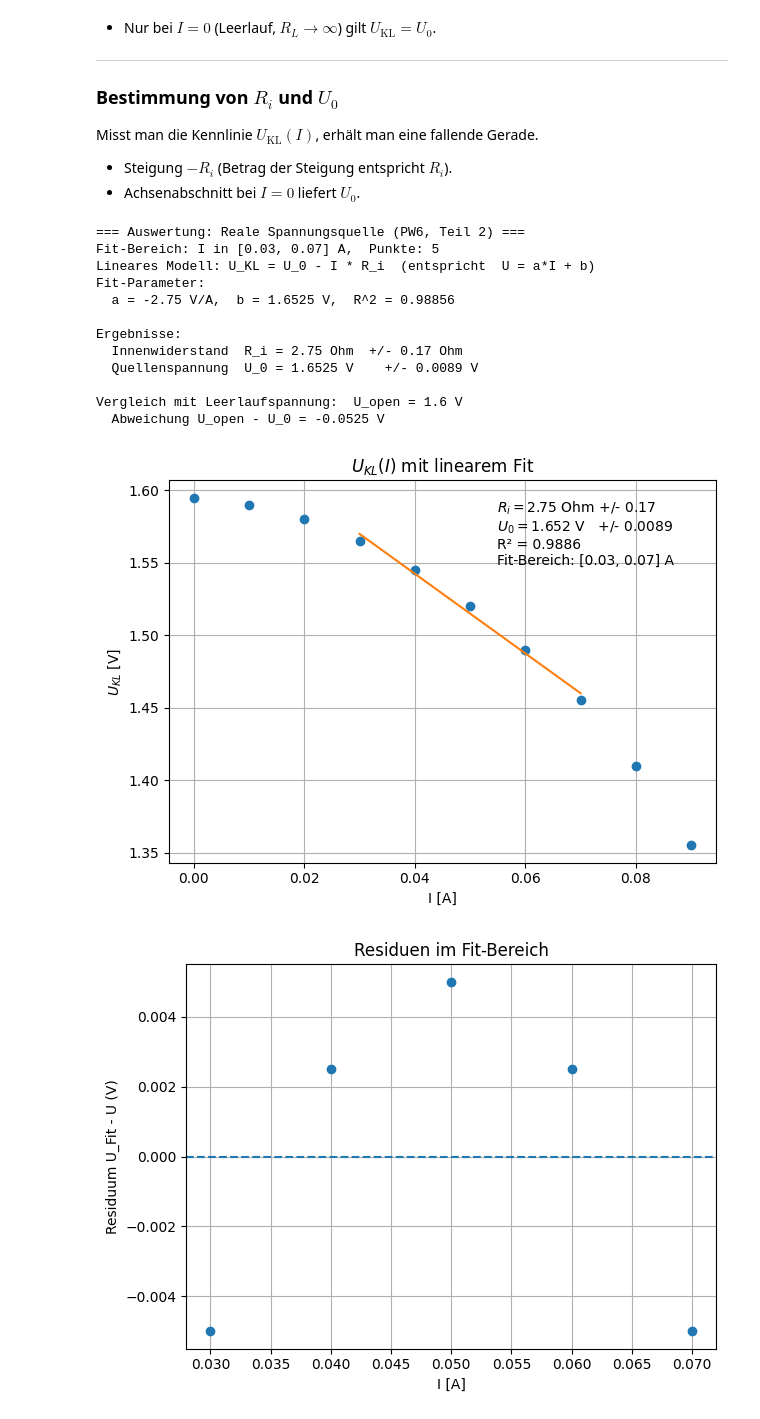
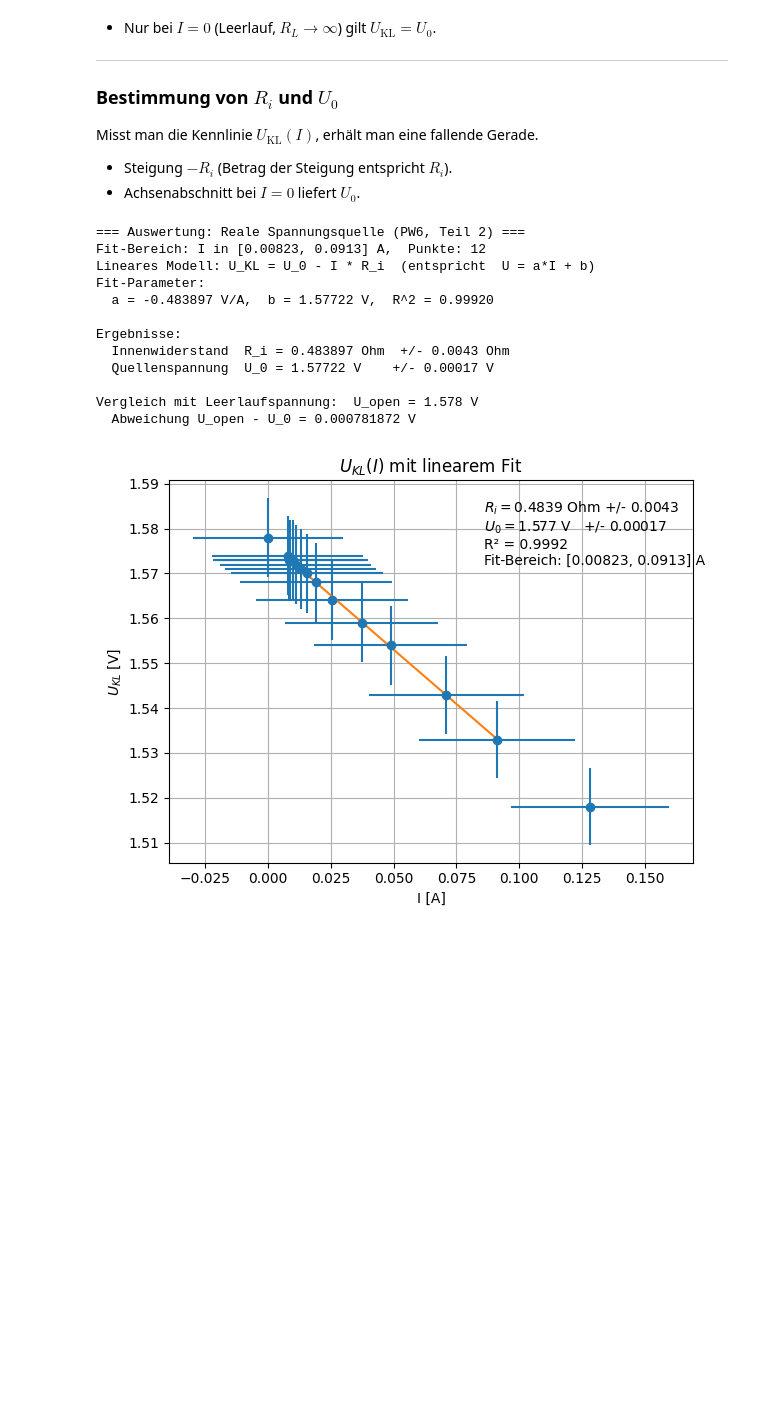
Before and after one commit to olegoniy/Lab, a Jupyter notebook: Lab6/Di01-PW6.ipynb, the cells around one changed output. Saved outputs shown, nothing was run; the diff lists cells and outputs as text; code cells hidden in the pictures; blank space fills up the shorter version.

```diff
--- a/Lab6/Di01-PW6.ipynb
+++ b/Lab6/Di01-PW6.ipynb
@@ -522,20 +527,25 @@ from typing import Optional
 DATA: List[Tuple[float, float]] = [
     # Beispielwerte; bitte durch eigene Messreihe ersetzen
     # (I_A, U_KL_V)
-    (0.00, 1.595),
-    (0.010, 1.590),
-    (0.020, 1.580),
-    (0.030, 1.565),
-    (0.040, 1.545),
-    (0.050, 1.520),
-    (0.060, 1.490),
-    (0.070, 1.455),
-    (0.080, 1.410),
-    (0.090, 1.355),
+    (0.00, 1.578),
+    (0.0078, 1.574), #200
+    (0.00823, 1.573), #190
+    (0.00867, 1.573), #180
+    (0.00975, 1.573), #160
+    (0.011, 1.572), #140
+    (0.01295, 1.571), #120
+    (0.01547, 1.57), #100
+    (0.01917, 1.568), #80
+    (0.02532, 1.564), #60
+    (0.03723, 1.559), #40
+    (0.0488, 1.554), #30
+    (0.0709, 1.543), #20
+    (0.0913, 1.533), #15
+    (0.1283, 1.518), #10
 ]
 
 # Optional: gemessene Leerlaufspannung (Taster offen, I=0)
-U0_OPEN_CIRCUIT_V: Optional[float] = 1.600  # oder None, wenn nicht gemessen
+U0_OPEN_CIRCUIT_V: Optional[float] = 1.578  # oder None, wenn nicht gemessen
 
 # Fit-Steuerung:
 # Entweder expliziten Bereich in A angeben ...
@@ -618,6 +628,9 @@ if __name__ == "__main__":
     # Daten vorbereiten
     I, U = sort_by_current(DATA)
 
+    dI = (np.array(I) * 0.012 + 3 * 0.01).tolist()
+    dU = (np.array(U) * 0.005 + 0.001).tolist()
+
     # Fit-Bereich waehlen (manuell oder auto)
     fit_slice, fit_mode = pick_fit_indices(I, FIT_I_MIN, FIT_I_MAX, AUTO_WINDOW_MIN_POINTS)
     I_fit = I[fit_slice]
@@ -648,50 +661,38 @@ if __name__ == "__main__":
         print(f"\nVergleich mit Leerlaufspannung:  U_open = {U0_OPEN_CIRCUIT_V:.6g} V")
         print(f"  Abweichung U_open - U_0 = {delta:.6g} V")
 
     # Diagramm 1: U_KL(I) mit Fit (nur ein Plot, keine Farben vorgegeben)
     plt.figure()
-    plt.plot(I, U, marker="o", linestyle="")
+    plt.errorbar(I, U, marker="o", xerr=dI, yerr=dU, linestyle="")
     # Fit-Linie ueber dem Fitbereich
     I_line = np.linspace(I_fit.min(), I_fit.max(), 100)
     U_line = a * I_line + b
     plt.plot(I_line, U_line, linestyle="-")
     plt.xlabel("I [A]")
     plt.ylabel(r"$U_{KL}$ [V]")
     plt.title(r"$U_{KL}(I)$ mit linearem Fit")
     plt.grid(True)
     # Textbox mit Ergebnissen
     txt = (r"$R_i = $" + f"{R_i:.4g} Ohm +/- {s_Ri:.2g}\n"
            r"$U_0 =$"+ f"{U_0:.4g} V   +/- {s_U0:.2g}\n"
            f"R² = {R2:.4f}\n"
            f"Fit-Bereich: [{I_fit.min():.3g}, {I_fit.max():.3g}] A")
     plt.annotate(txt, xy=(0.6, 0.95), xycoords="axes fraction",
                  ha="left", va="top")
 
     plt.tight_layout()
     plt.show()
-
-    # Diagramm 2: Residuenplot zur Pruefung der Linearitaet
-    plt.figure()
-    plt.plot(I_fit, resid, marker="o", linestyle="")
-    plt.axhline(0.0, linestyle="--")
-    plt.xlabel("I [A]")
-    plt.ylabel("Residuum U_Fit - U (V)")
-    plt.title("Residuen im Fit-Bereich")
-    plt.grid(True)
-    plt.tight_layout()
-    plt.show()
 # %% [output]
 === Auswertung: Reale Spannungsquelle (PW6, Teil 2) ===
-Fit-Bereich: I in [0.03, 0.07] A,  Punkte: 5
+Fit-Bereich: I in [0.00823, 0.0913] A,  Punkte: 12
 Lineares Modell: U_KL = U_0 - I * R_i  (entspricht  U = a*I + b)
 Fit-Parameter:
-  a = -2.75 V/A,  b = 1.6525 V,  R^2 = 0.98856
+  a = -0.483897 V/A,  b = 1.57722 V,  R^2 = 0.99920
 
 Ergebnisse:
-  Innenwiderstand  R_i = 2.75 Ohm  +/- 0.17 Ohm
-  Quellenspannung  U_0 = 1.6525 V    +/- 0.0089 V
+  Innenwiderstand  R_i = 0.483897 Ohm  +/- 0.0043 Ohm
+  Quellenspannung  U_0 = 1.57722 V    +/- 0.00017 V
 
-Vergleich mit Leerlaufspannung:  U_open = 1.6 V
-  Abweichung U_open - U_0 = -0.0525 V
+Vergleich mit Leerlaufspannung:  U_open = 1.578 V
+  Abweichung U_open - U_0 = 0.000781872 V
-[figure, old version]
+[figure, new version]
-[figure, removed]
```
Also changed, not shown: parts of 1 cell of this notebook, 6 other files.
